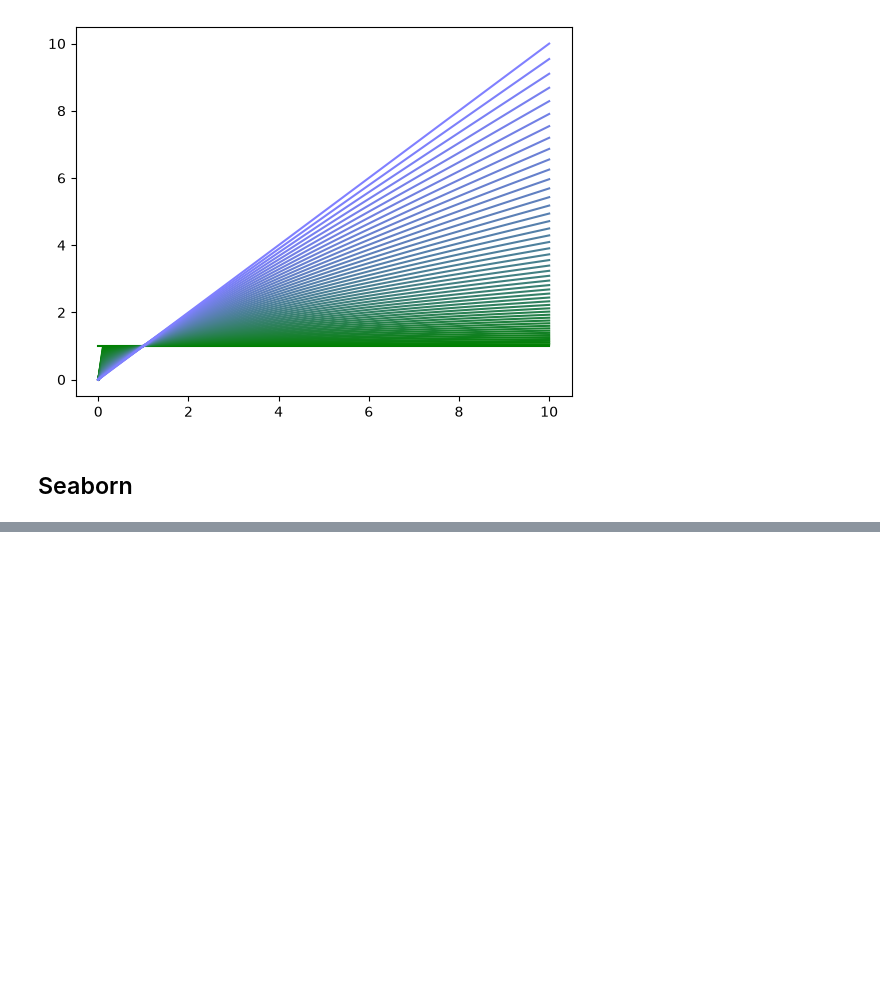
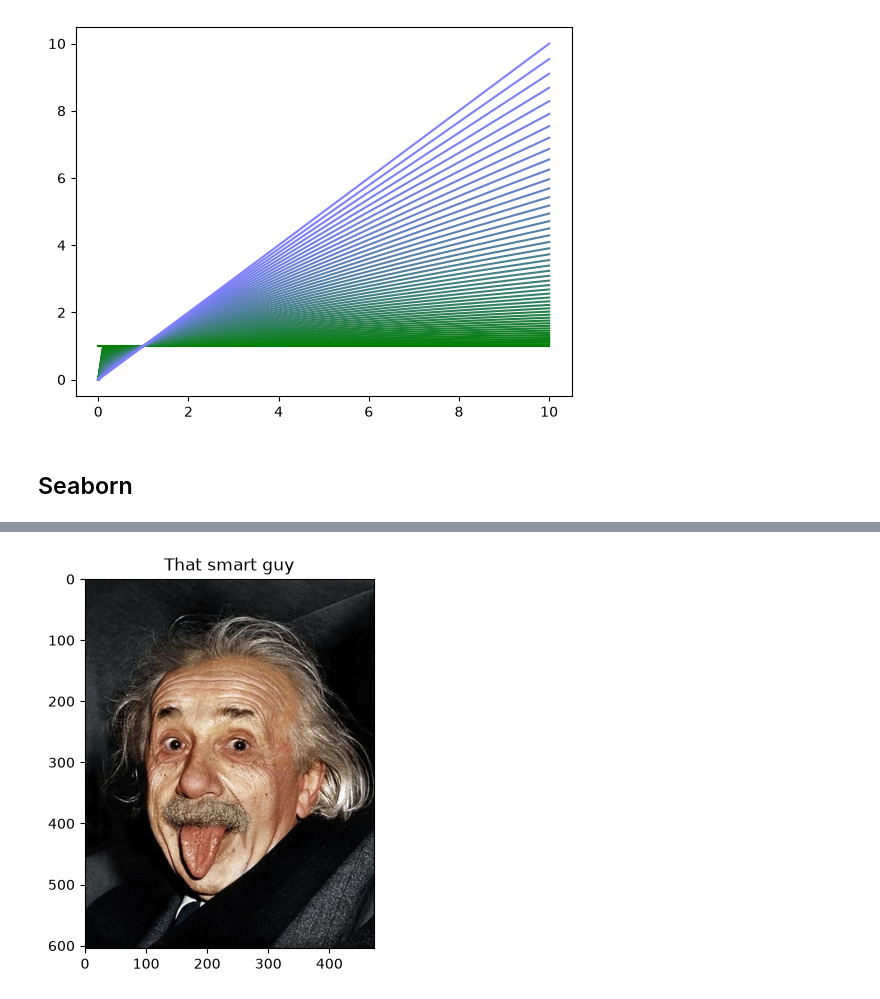
Before and after one commit to ISO158/udemy-deep-learning-cohen, a Jupyter notebook: 00-intro_python/text_plots.ipynb, the cells around one changed output, grey strips where cells are left out. Cells and saved outputs as stored; diff of their text form; code cells hidden in the pictures; blank space fills up the shorter version.

```diff
--- a/00-intro_python/text_plots.ipynb
+++ b/00-intro_python/text_plots.ipynb
@@ -253,0 +308,8 @@ y3 = np.exp(-10*x**2)
+# %%
+img = imread('https://i.pinimg.com/474x/c8/a0/4a/c8a04a97b678c3821954444d270bd716.jpg')
+
+plt.imshow(img)
+plt.title('That smart guy')
+plt.show()
+# %% [output]
+[figure, added]
```
Also changed, not shown: parts of 11 cells of this notebook.
